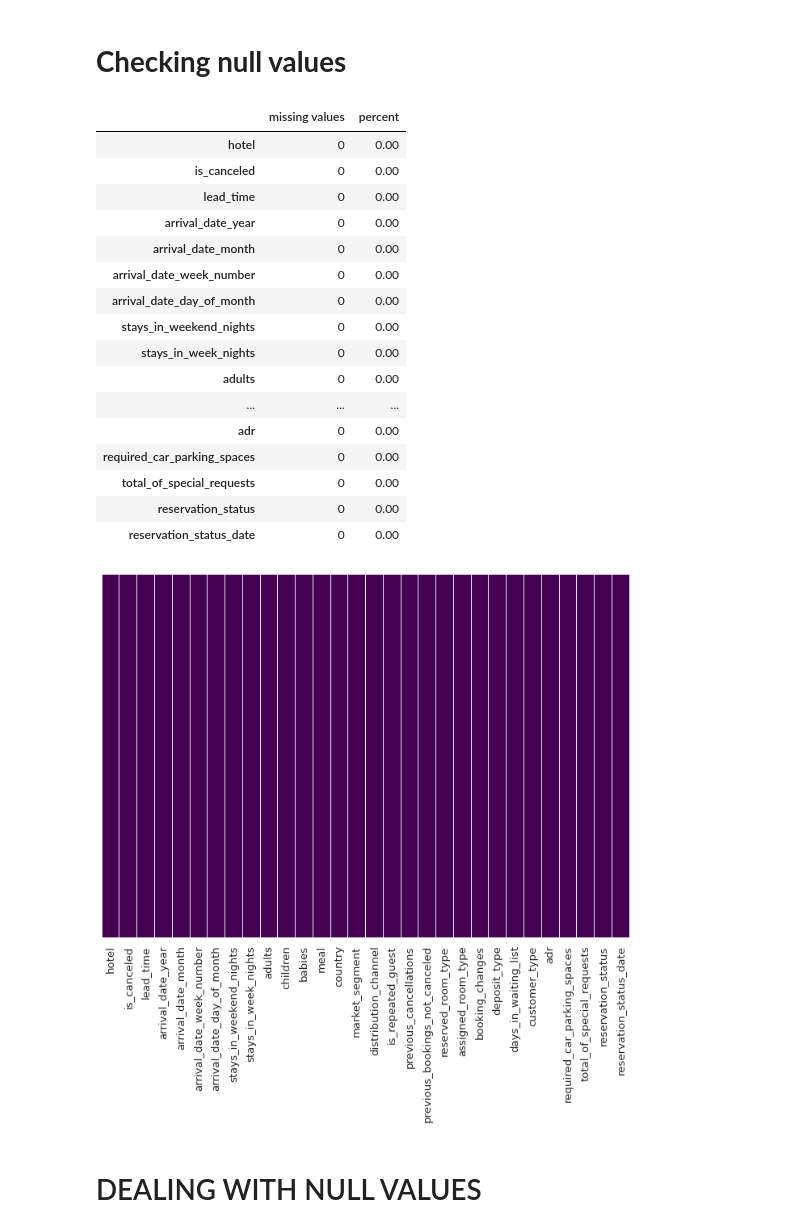
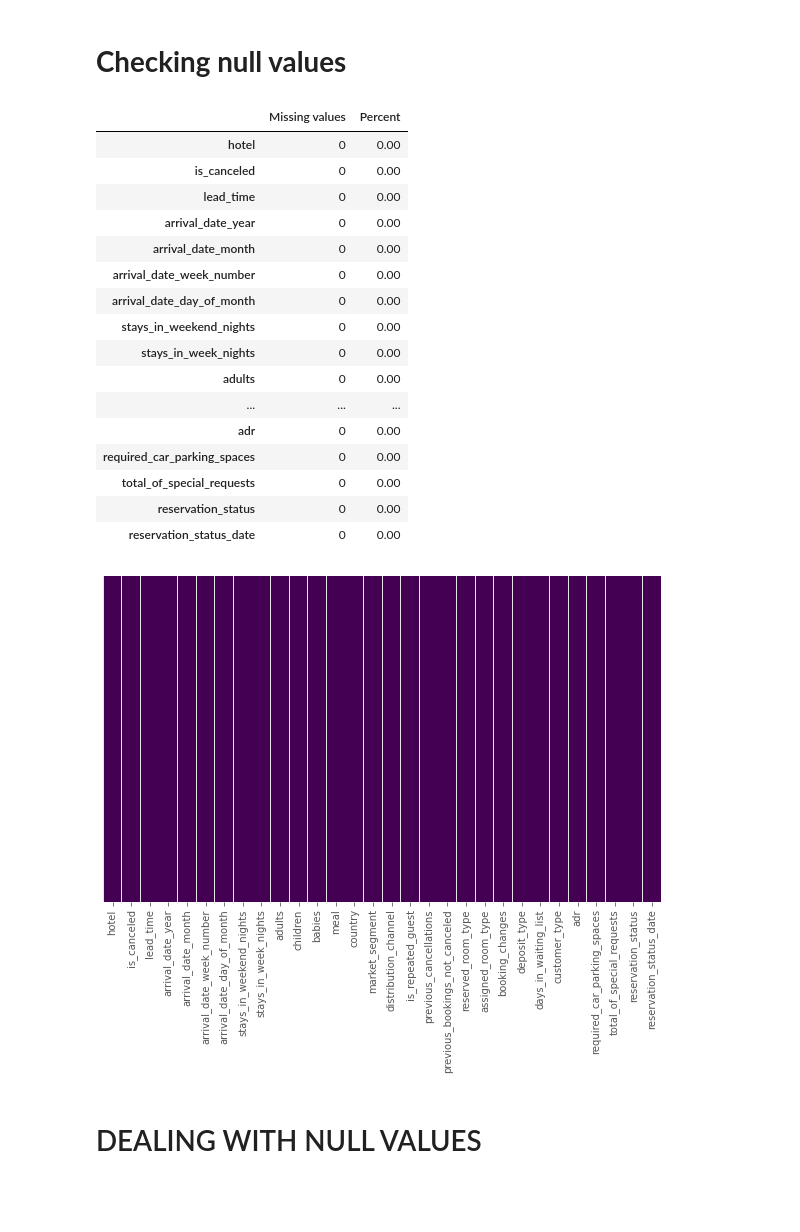
Before and after one commit to aynaval/Hotel-booking-analysis_EDA, a Jupyter notebook: EDA_Capstone_Project.ipynb, the cells around one changed output. Drawn from its saved outputs; the diff is of its cells as text; code cells hidden in the pictures; blank space fills up the shorter version.

```diff
--- a/EDA_Capstone_Project.ipynb
+++ b/EDA_Capstone_Project.ipynb
@@ -227,9 +227,9 @@ Name: reservation_status, dtype: int64
 # **Checking null values**
 # %%
 type(data.isnull().sum())
-pd.concat([data.isnull().sum(),round(100*(data.isnull().sum()/len(data.index)),2)],axis=1,keys=['missing values','percent '])
+pd.concat([data.isnull().sum(),round(100*(data.isnull().sum()/len(data.index)),2)],axis=1,keys=['Missing values','Percent'])
 # %% [output]
-|  | missing values | percent |
+|  | Missing values | Percent |
 | hotel | 0 | 0.00 |
 | is_canceled | 0 | 0.00 |
 | lead_time | 0 | 0.00 |
@@ -247,9 +247,10 @@ pd.concat([data.isnull().sum(),round(100*(data.isnull().sum()/len(data.index)),2
 | reservation_status | 0 | 0.00 |
 | reservation_status_date | 0 | 0.00 |
 # %%
+plt.figure(figsize=(10,6))
 sns.heatmap(data.isna(),yticklabels=False,cbar=False,cmap='viridis');
 # %% [output]
-[figure, old version]
+[figure, new version]
 # %% [markdown]
 
 # DEALING WITH NULL VALUES
```
Also changed, not shown: parts of 52 cells of this notebook.
